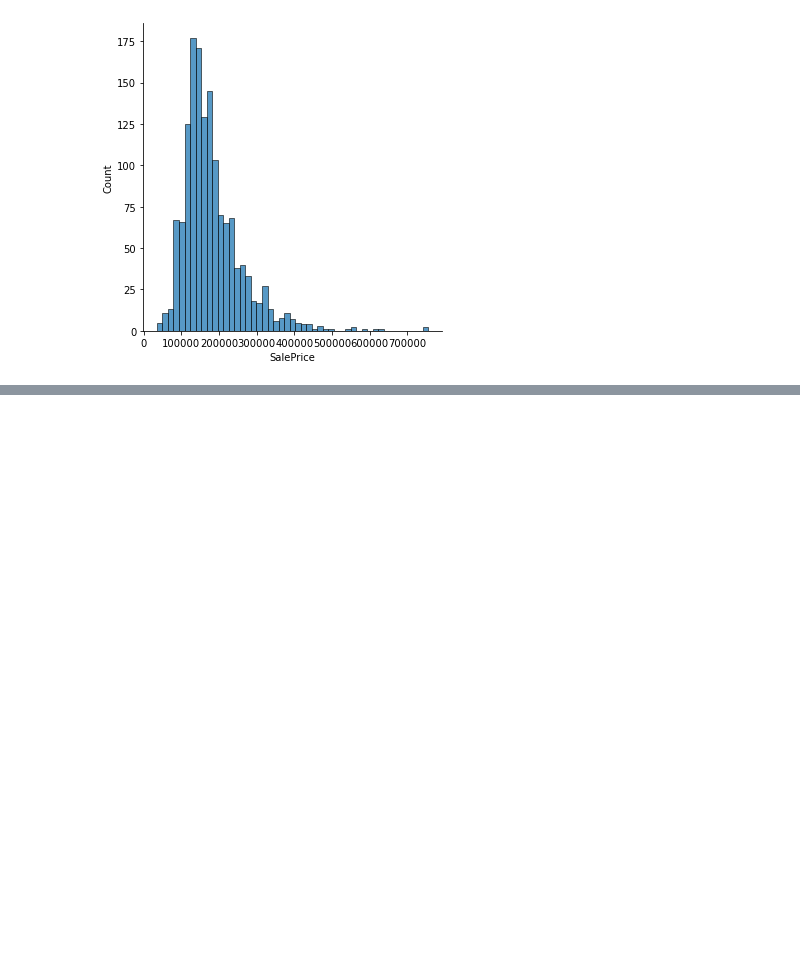
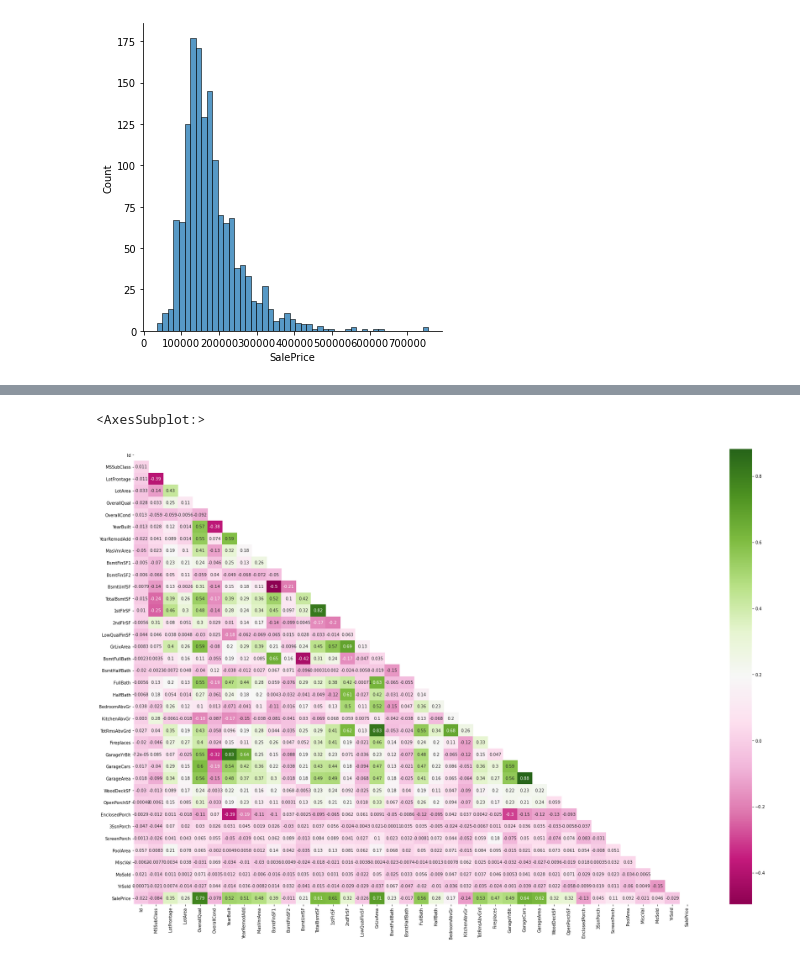
Before and after one commit to Sharan-121/House-Price-Prediction, a Jupyter notebook: House Price Prediction.ipynb, the cells around one changed output, grey strips where cells are left out. Drawn from its saved outputs; the diff is of its cells as text; code cells hidden in the pictures; blank space fills up the shorter version.

```diff
--- a/House Price Prediction.ipynb
+++ b/House Price Prediction.ipynb
@@ -78,6 +81,9 @@ sns.barplot(y = copy_train_null_index,x=copy_train_null_values);
 plt.title("Number of Null Values");
 # %% [output]
 [figure]
+# %%
+##Dropping columns with more than 50 percent of missing values
+copy_train.drop(columns = ["MiscFeature","Fence","PoolQC","FireplaceQu","Alley"],inplace = True)
 # %%
 ## Distribution of Target Variable
 sns.displot(copy_train["SalePrice"]);
@@ -85,0 +108,7 @@ sns.displot(copy_train["SalePrice"]);
+# %%
+fig,ax = plt.subplots(figsize=(30,20))
+matrix = np.triu(copy_train.corr())
+sns.heatmap(copy_train.corr(),annot = True,mask = matrix,cmap = "PiYG")
+# %% [output]
+<AxesSubplot:>
+[figure, added]
```
Also changed, not shown: parts of 3 cells of this notebook.
